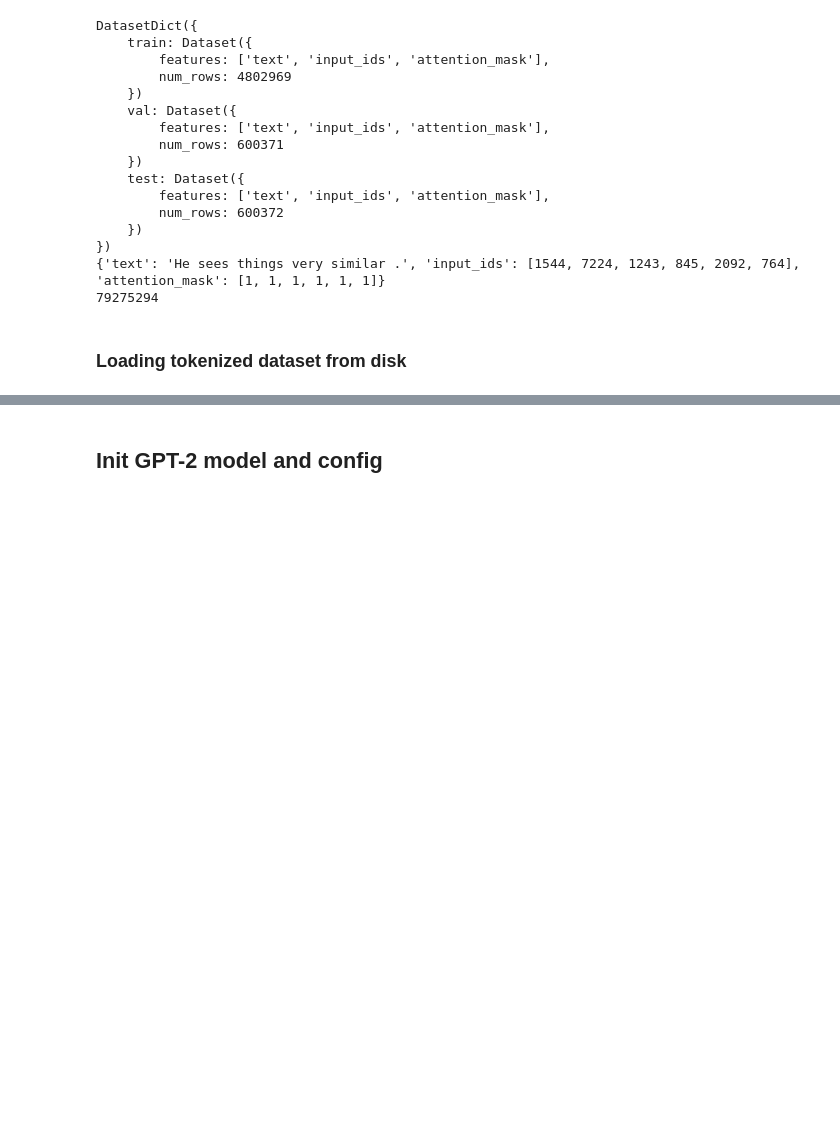
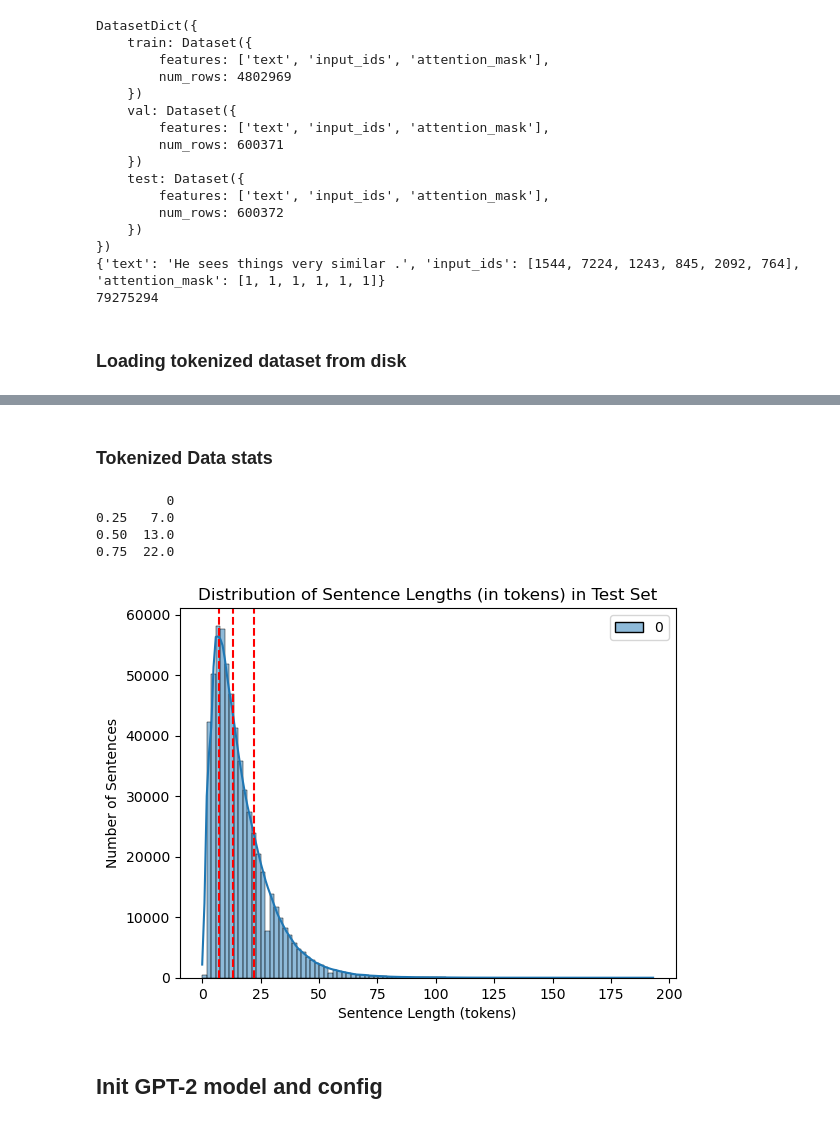
Before and after one commit to kinanmartin/context_and_reduction, a Jupyter notebook: notebooks/train_models.ipynb, the cells around one changed output, grey strips where cells are left out. Saved outputs shown, nothing was run; the diff lists cells and outputs as text; code cells hidden in the pictures; blank space fills up the shorter version.

```diff
--- a/notebooks/train_models.ipynb
+++ b/notebooks/train_models.ipynb
@@ -137,3 +154,30 @@ encoded_datasets = load_from_disk(tokenized_data_path)
+# %% [markdown]
+### Tokenized Data stats
+# %%
+plot_data = encoded_datasets['test']
+
+# Tokenized sentence length distribution
+def get_tokenized_sentence_lengths(data):
+    return pd.DataFrame(len(s) for s in data['input_ids'])
+
+plot_lengths = get_tokenized_sentence_lengths(plot_data)
+# %%
+# sns.displot(train_lengths, kde=True)
+quantiles = plot_lengths.quantile([.25, .5, .75])
+print(quantiles)
+sns.histplot(plot_lengths, bins=100, kde=True)
+for q in quantiles.values:
+    plt.axvline(q, 0, 1, color='r', ls='--')
+plt.xlabel("Sentence Length (tokens)")
+plt.ylabel("Number of Sentences")
+plt.title("Distribution of Sentence Lengths (in tokens) in Test Set")
+plt.show()
+# %% [output]
+         0
+0.25   7.0
+0.50  13.0
+0.75  22.0
+[figure, added]
 # %% [markdown]
 ## Init GPT-2 model and config
 # %%
```
Also changed, not shown: parts of 16 cells of this notebook, 1 other file.
